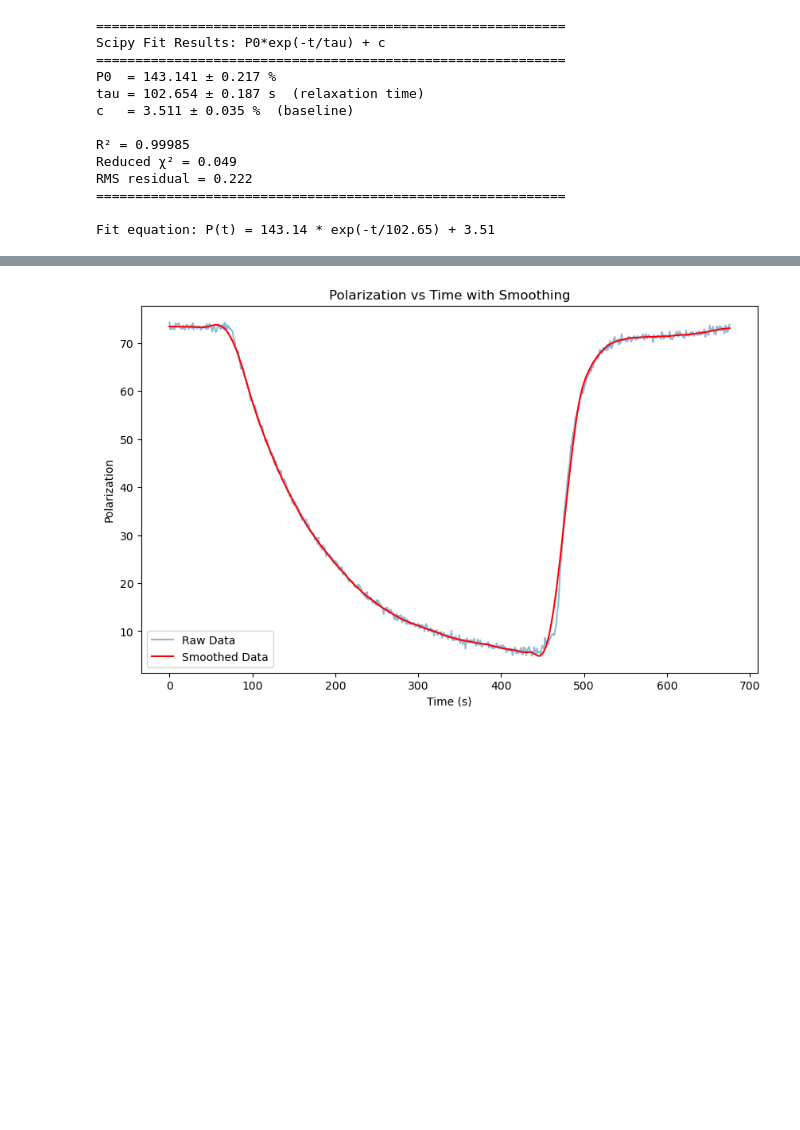
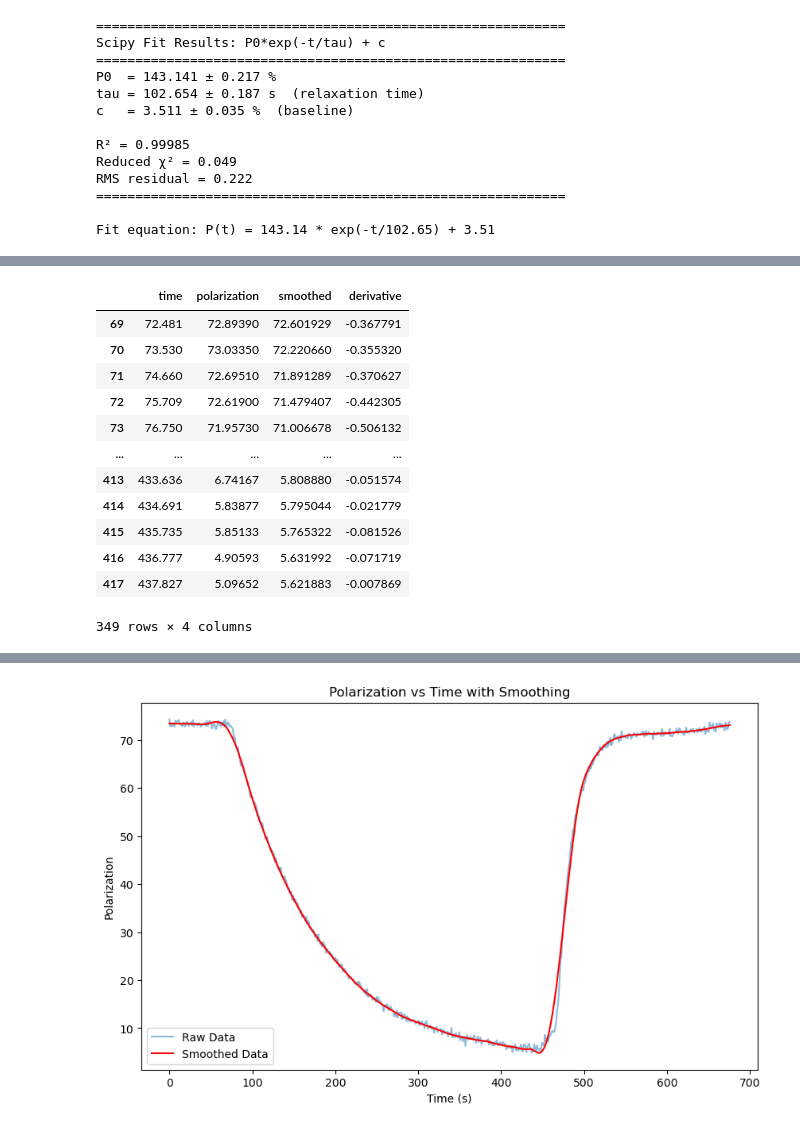
Before and after one commit to abhich2507/MEOP, a Jupyter notebook: relaxation_time.ipynb, the cells around one changed output, grey strips where cells are left out. Drawn from its saved outputs; the diff is of its cells as text; code cells hidden in the pictures; blank space fills up the shorter version.

```diff
--- a/relaxation_time.ipynb
+++ b/relaxation_time.ipynb
@@ -436,5 +459,21 @@ Warning in <TCanvas::Constructor>: Deleting canvas with same name: c_fit
 Info in <TCanvas::Print>: png file /Users/snip/Documents/MEOP/relaxation_plots/root_fit_1_5625.png has been created
 [interactive output not drawn]
+# %%
+relaxation_data_full
+# %% [output]
+|  | time | polarization | smoothed | derivative |
+| 69 | 72.481 | 72.89390 | 72.601929 | -0.367791 |
+| 70 | 73.530 | 73.03350 | 72.220660 | -0.355320 |
+| 71 | 74.660 | 72.69510 | 71.891289 | -0.370627 |
+| 72 | 75.709 | 72.61900 | 71.479407 | -0.442305 |
+| 73 | 76.750 | 71.95730 | 71.006678 | -0.506132 |
+| ... | ... | ... | ... | ... |
+| 413 | 433.636 | 6.74167 | 5.808880 | -0.051574 |
+| 414 | 434.691 | 5.83877 | 5.795044 | -0.021779 |
+| 415 | 435.735 | 5.85133 | 5.765322 | -0.081526 |
+| 416 | 436.777 | 4.90593 | 5.631992 | -0.071719 |
+| 417 | 437.827 | 5.09652 | 5.621883 | -0.007869 |
+349 rows × 4 columns
 # %%
 from array import array
 
```
Also changed, not shown: parts of 4 cells of this notebook, 1 other file.
